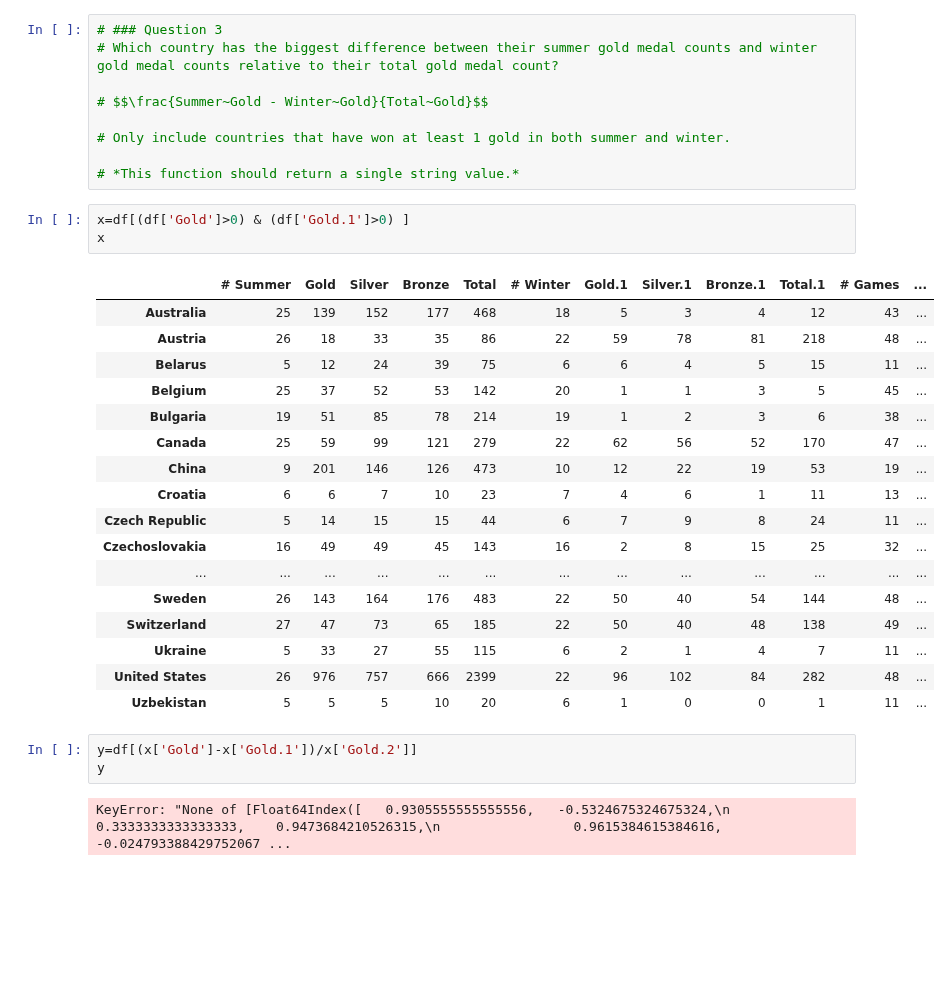
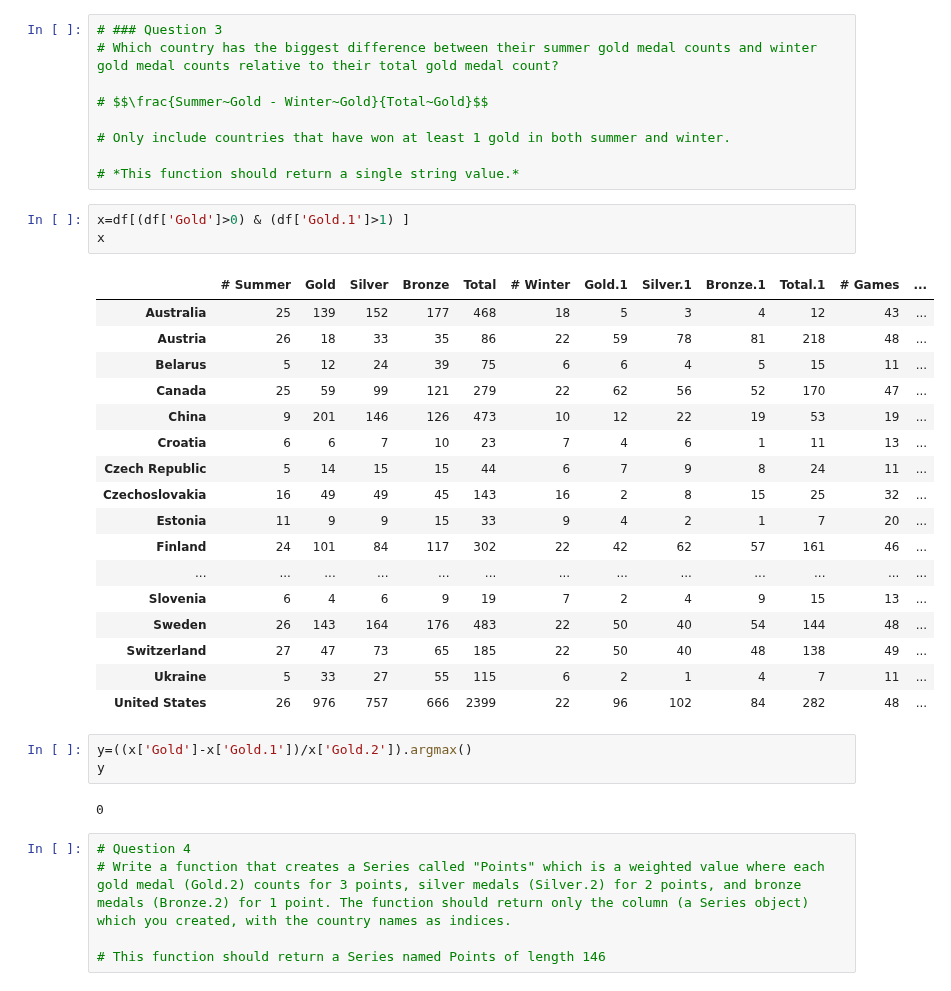
Before and after one commit to gokuljs/Machine-Learning-Andrew-Ng, a Jupyter notebook: introduction to data science in python/assignments/assignment1.ipynb, the cells around one changed output. Cells and saved outputs as stored; diff of their text form; blank space fills up the shorter version.

Commit message:
pandas datafram assignment

```diff
--- a/introduction to data science in python/assignments/assignment1.ipynb
+++ b/introduction to data science in python/assignments/assignment1.ipynb
@@ -127,28 +127,33 @@ total
 
 # *This function should return a single string value.*
 # %%
-x=df[(df['Gold']>0) & (df['Gold.1']>0) ]
+x=df[(df['Gold']>0) & (df['Gold.1']>1) ]
 x
 # %% [output]
 |  | # Summer | Gold | Silver | Bronze | Total | # Winter | Gold.1 | Silver.1 | Bronze.1 | Total.1 | # Games | ... |
 | Australia | 25 | 139 | 152 | 177 | 468 | 18 | 5 | 3 | 4 | 12 | 43 | ... |
 | Austria | 26 | 18 | 33 | 35 | 86 | 22 | 59 | 78 | 81 | 218 | 48 | ... |
 | Belarus | 5 | 12 | 24 | 39 | 75 | 6 | 6 | 4 | 5 | 15 | 11 | ... |
-| Belgium | 25 | 37 | 52 | 53 | 142 | 20 | 1 | 1 | 3 | 5 | 45 | ... |
-| Bulgaria | 19 | 51 | 85 | 78 | 214 | 19 | 1 | 2 | 3 | 6 | 38 | ... |
 | Canada | 25 | 59 | 99 | 121 | 279 | 22 | 62 | 56 | 52 | 170 | 47 | ... |
 | China | 9 | 201 | 146 | 126 | 473 | 10 | 12 | 22 | 19 | 53 | 19 | ... |
 | Croatia | 6 | 6 | 7 | 10 | 23 | 7 | 4 | 6 | 1 | 11 | 13 | ... |
 | Czech Republic | 5 | 14 | 15 | 15 | 44 | 6 | 7 | 9 | 8 | 24 | 11 | ... |
 | Czechoslovakia | 16 | 49 | 49 | 45 | 143 | 16 | 2 | 8 | 15 | 25 | 32 | ... |
+| Estonia | 11 | 9 | 9 | 15 | 33 | 9 | 4 | 2 | 1 | 7 | 20 | ... |
+| Finland | 24 | 101 | 84 | 117 | 302 | 22 | 42 | 62 | 57 | 161 | 46 | ... |
 | ... | ... | ... | ... | ... | ... | ... | ... | ... | ... | ... | ... | ... |
+| Slovenia | 6 | 4 | 6 | 9 | 19 | 7 | 2 | 4 | 9 | 15 | 13 | ... |
 | Sweden | 26 | 143 | 164 | 176 | 483 | 22 | 50 | 40 | 54 | 144 | 48 | ... |
 | Switzerland | 27 | 47 | 73 | 65 | 185 | 22 | 50 | 40 | 48 | 138 | 49 | ... |
 | Ukraine | 5 | 33 | 27 | 55 | 115 | 6 | 2 | 1 | 4 | 7 | 11 | ... |
 | United States | 26 | 976 | 757 | 666 | 2399 | 22 | 96 | 102 | 84 | 282 | 48 | ... |
-| Uzbekistan | 5 | 5 | 5 | 10 | 20 | 6 | 1 | 0 | 0 | 1 | 11 | ... |
 # %%
-y=df[(x['Gold']-x['Gold.1'])/x['Gold.2']]
+y=((x['Gold']-x['Gold.1'])/x['Gold.2']).argmax()
 y
 # %% [output]
-KeyError: "None of [Float64Index([   0.9305555555555556,   -0.5324675324675324,\n                 0.3333333333333333,    0.9473684210526315,\n                 0.9615384615384616, -0.024793388429752067 ...
+0
+# %%
+# Question 4
+# Write a function that creates a Series called "Points" which is a weighted value where each gold medal (Gold.2) counts for 3 points, silver medals (Silver.2) for 2 points, and bronze medals (Bronze.2) for 1 point. The function should return only the column (a Series object) which you created, with the country names as indices.
+
+# This function should return a Series named Points of length 146
```
Also changed, not shown: parts of 4 cells of this notebook, 2 other files.
